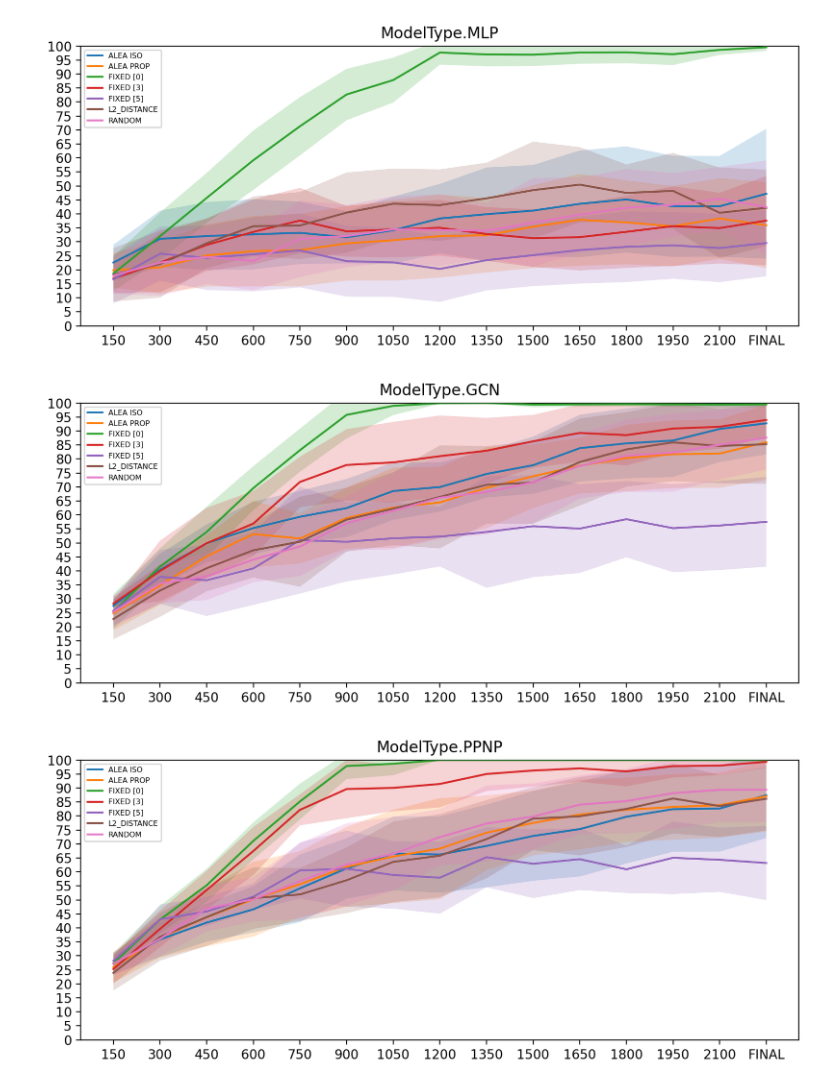
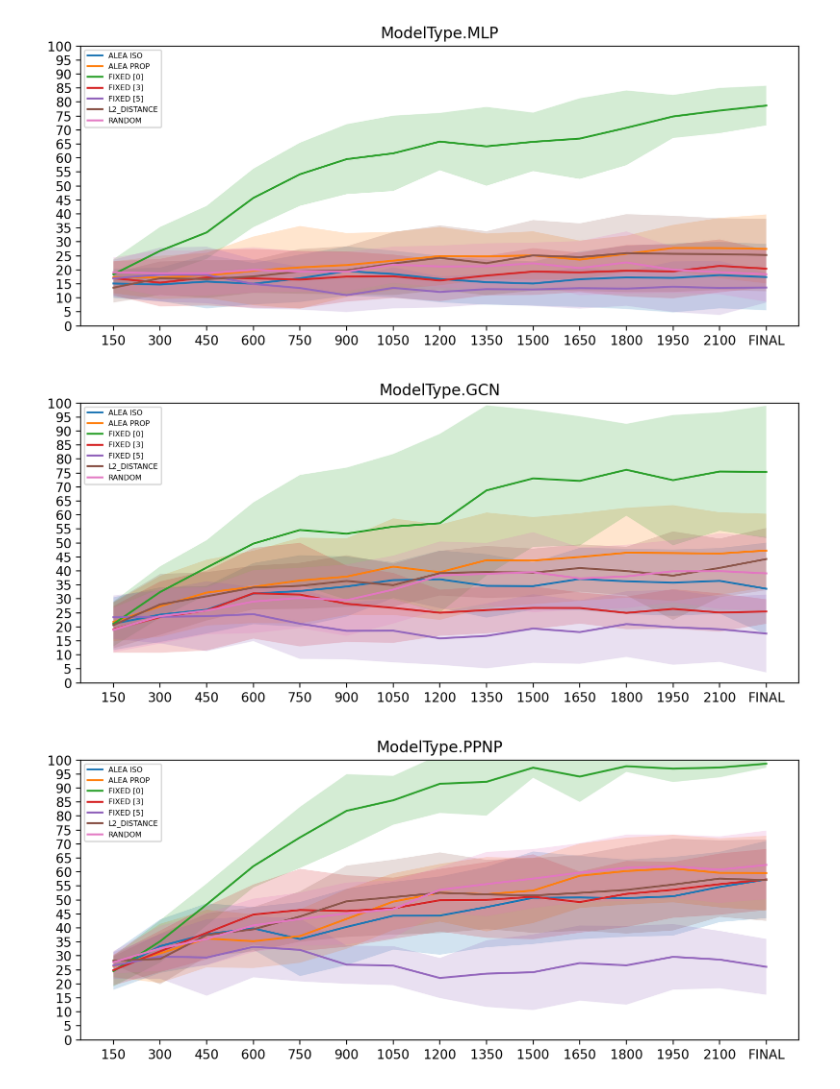
Before and after one commit to antoniooroz/guided-research, a Jupyter notebook: visualizations/active_learning_sbmal.ipynb, the cells around one changed output. Drawn from its saved outputs; the diff is of its cells as text; code cells hidden in the pictures.

Commit message:
sbmal3 - higher self weight

```diff
--- a/visualizations/active_learning_sbmal.ipynb
+++ b/visualizations/active_learning_sbmal.ipynb
@@ -6,7 +6,7 @@ import numpy as np
 from math import floor, ceil, sqrt
 
 ############### PARAMS ##################
-tag = "sbmal_2.4_balanced_val[0]_v0"
+tag = "sbmal_3_balanced_val[0]_v0"
 only_compare = [] # ['FIXED [0]', 'EPIST PROP', 'RANDOM', 'FIXED [3]', 'FIXED [5]']
 #########################################
 
@@ -160,3 +160,3 @@ for key, runs in runs_per_model.items():
-[figure, old version]
+[figure, new version]
-[figure, old version]
+[figure, new version]
-[figure, old version]
+[figure, new version]
```
Also changed, not shown: parts of 1 cell of this notebook, 15 other files.
